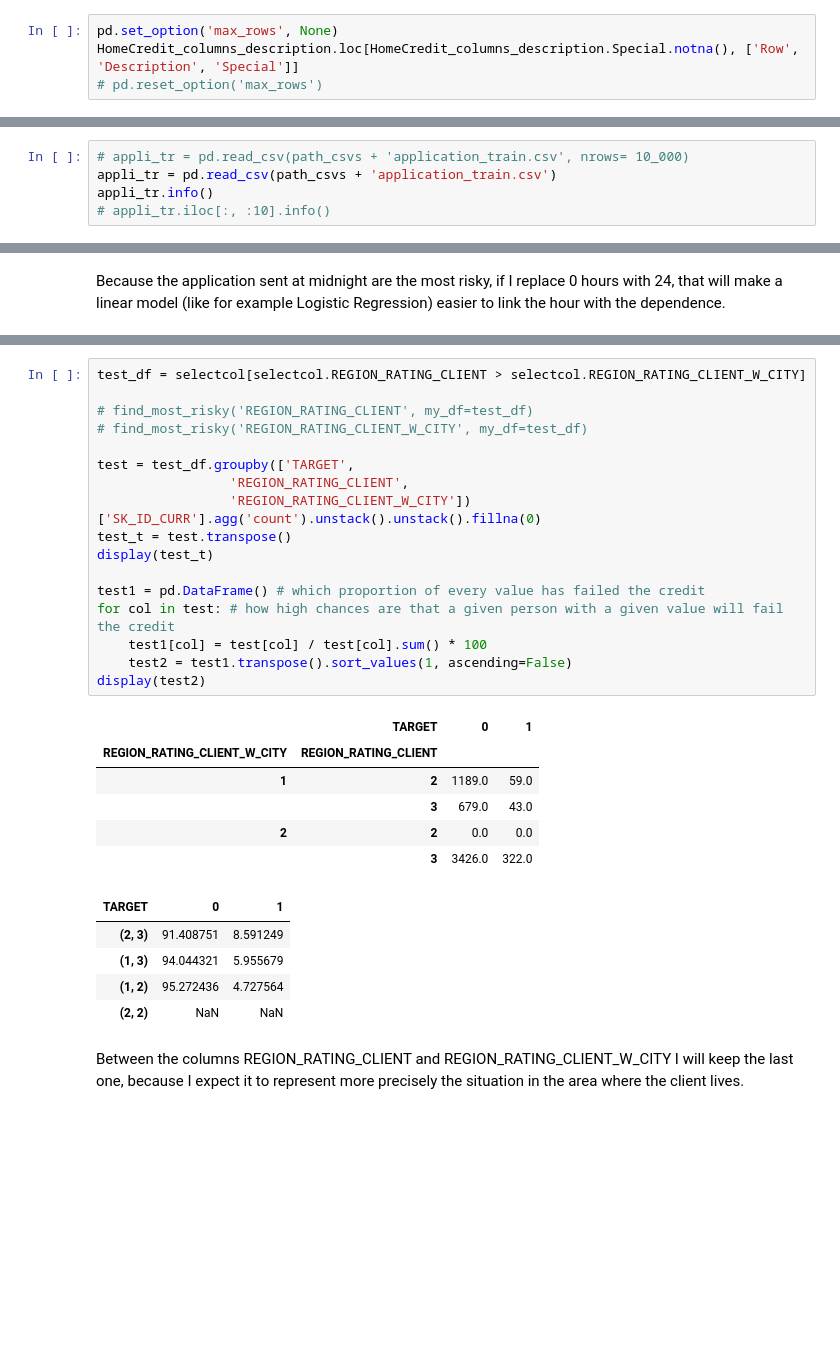
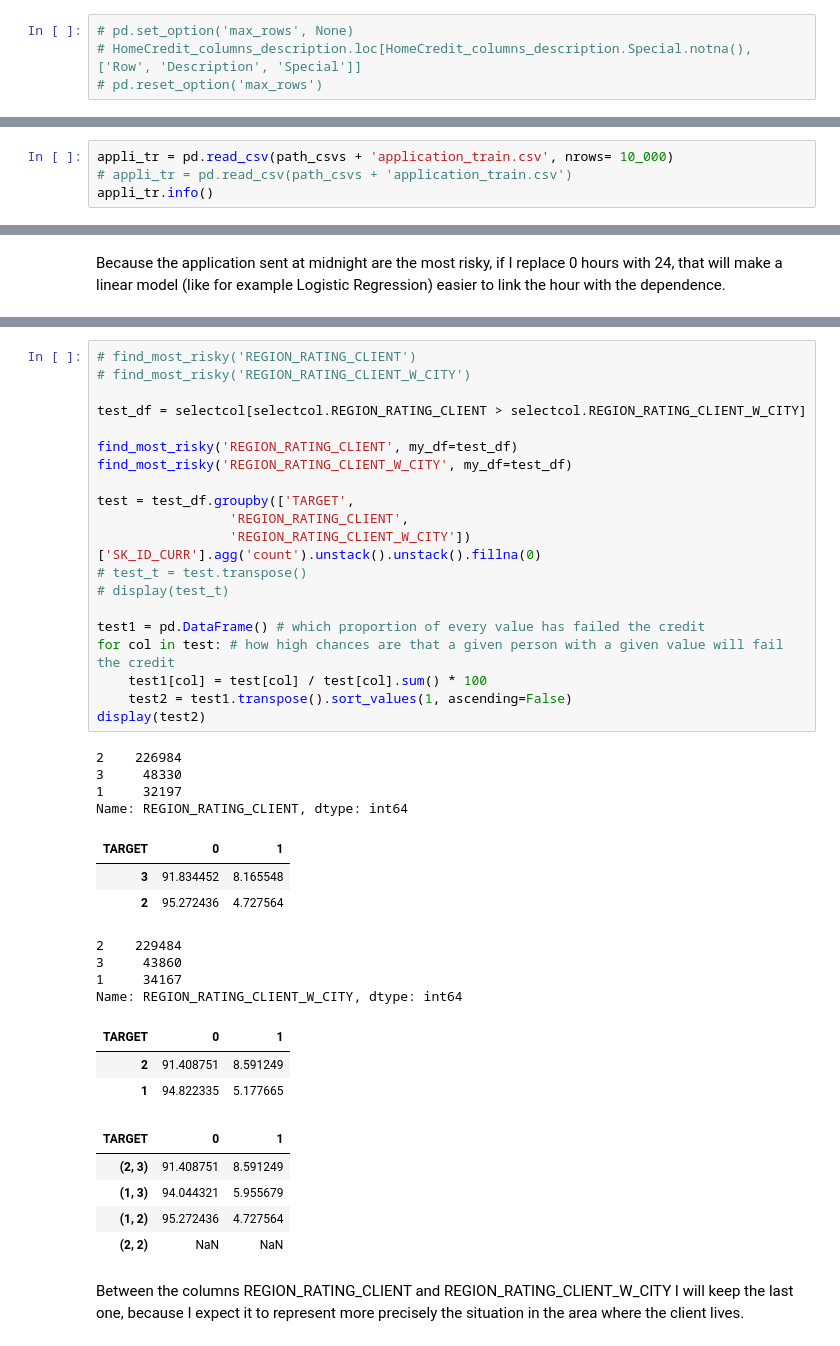
Before and after one commit to VeronikaBerezhnaia/OC_P7_credit_scoring, a Jupyter notebook: Implementez_modele_scoring.ipynb, the cells around one changed output, grey strips where cells are left out. Cells and saved outputs as stored; diff of their text form; blank space fills up the shorter version.

```diff
--- a/Implementez_modele_scoring.ipynb
+++ b/Implementez_modele_scoring.ipynb
@@ -178,4 +118,4 @@ HomeCredit_columns_description.loc[HomeCredit_columns_description.Table == 'inst
 # %%
-pd.set_option('max_rows', None)
-HomeCredit_columns_description.loc[HomeCredit_columns_description.Special.notna(), ['Row', 'Description', 'Special']]
+# pd.set_option('max_rows', None)
+# HomeCredit_columns_description.loc[HomeCredit_columns_description.Special.notna(), ['Row', 'Description', 'Special']]
 # pd.reset_option('max_rows')
@@ -238,8 +154,7 @@ pd.get_option('max_rows')
 # %%
-# appli_tr = pd.read_csv(path_csvs + 'application_train.csv', nrows= 10_000)
-appli_tr = pd.read_csv(path_csvs + 'application_train.csv')
+appli_tr = pd.read_csv(path_csvs + 'application_train.csv', nrows= 10_000)
+# appli_tr = pd.read_csv(path_csvs + 'application_train.csv')
 appli_tr.info()
-# appli_tr.iloc[:, :10].info()
 # %% [output]
 <class 'pandas.core.frame.DataFrame'>
 RangeIndex: 307511 entries, 0 to 307510
@@ -672,31 +541,42 @@ Highly correlated values. Let's just double-check that in the applications where
 # %%
+# find_most_risky('REGION_RATING_CLIENT')
+# find_most_risky('REGION_RATING_CLIENT_W_CITY')
+
 test_df = selectcol[selectcol.REGION_RATING_CLIENT > selectcol.REGION_RATING_CLIENT_W_CITY]
 
-# find_most_risky('REGION_RATING_CLIENT', my_df=test_df)
-# find_most_risky('REGION_RATING_CLIENT_W_CITY', my_df=test_df)
+find_most_risky('REGION_RATING_CLIENT', my_df=test_df)
+find_most_risky('REGION_RATING_CLIENT_W_CITY', my_df=test_df)
 
 test = test_df.groupby(['TARGET',
                  'REGION_RATING_CLIENT',
                  'REGION_RATING_CLIENT_W_CITY'])['SK_ID_CURR'].agg('count').unstack().unstack().fillna(0)
-test_t = test.transpose()
-display(test_t)
+# test_t = test.transpose()
+# display(test_t)
 
 test1 = pd.DataFrame() # which proportion of every value has failed the credit
 for col in test: # how high chances are that a given person with a given value will fail the credit
     test1[col] = test[col] / test[col].sum() * 100
     test2 = test1.transpose().sort_values(1, ascending=False)
 display(test2)
 # %% [output]
+2    226984
+3     48330
+1     32197
+Name: REGION_RATING_CLIENT, dtype: int64
-|  | TARGET | 0 | 1 |
-| REGION_RATING_CLIENT_W_CITY | REGION_RATING_CLIENT |  |  |
-| 1 | 2 | 1189.0 | 59.0 |
-|  | 3 | 679.0 | 43.0 |
-| 2 | 2 | 0.0 | 0.0 |
-|  | 3 | 3426.0 | 322.0 |
+| TARGET | 0 | 1 |
+| 3 | 91.834452 | 8.165548 |
+| 2 | 95.272436 | 4.727564 |
+2    229484
+3     43860
+1     34167
+Name: REGION_RATING_CLIENT_W_CITY, dtype: int64
 | TARGET | 0 | 1 |
-| (2, 3) | 91.408751 | 8.591249 |
-| (1, 3) | 94.044321 | 5.955679 |
-| (1, 2) | 95.272436 | 4.727564 |
-| (2, 2) | NaN | NaN |
+| 2 | 91.408751 | 8.591249 |
+| 1 | 94.822335 | 5.177665 |
+| TARGET | 0 | 1 |
+| (2, 3) | 91.408751 | 8.591249 |
+| (1, 3) | 94.044321 | 5.955679 |
+| (1, 2) | 95.272436 | 4.727564 |
+| (2, 2) | NaN | NaN |
 # %% [markdown]
 Between the columns REGION_RATING_CLIENT and REGION_RATING_CLIENT_W_CITY I will keep the last one, because I expect it to represent more precisely the situation in the area where the client lives.
```
Also changed, not shown: parts of 112 cells of this notebook.
